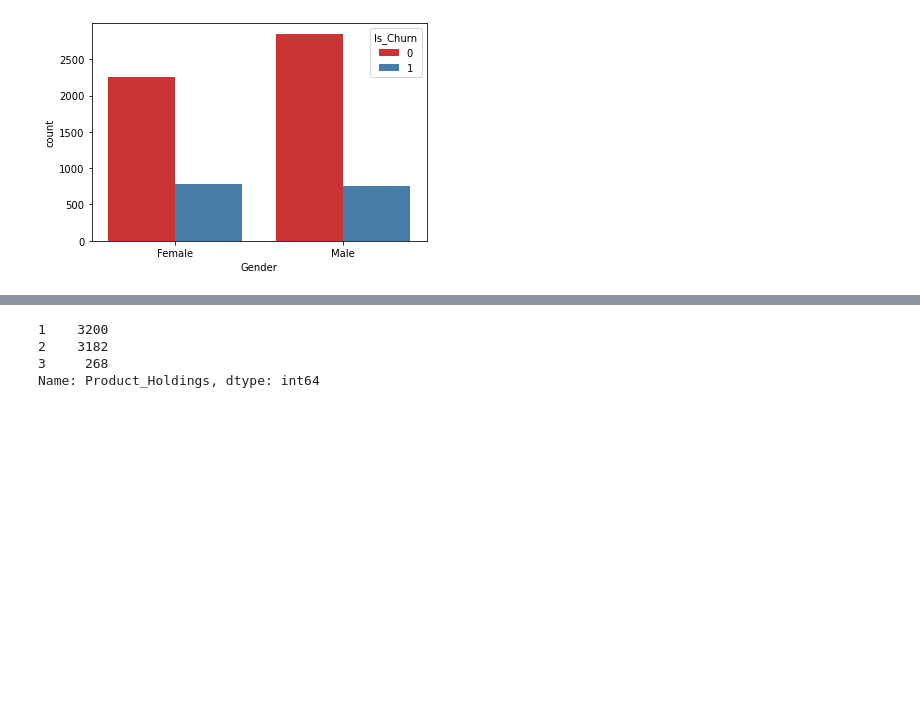
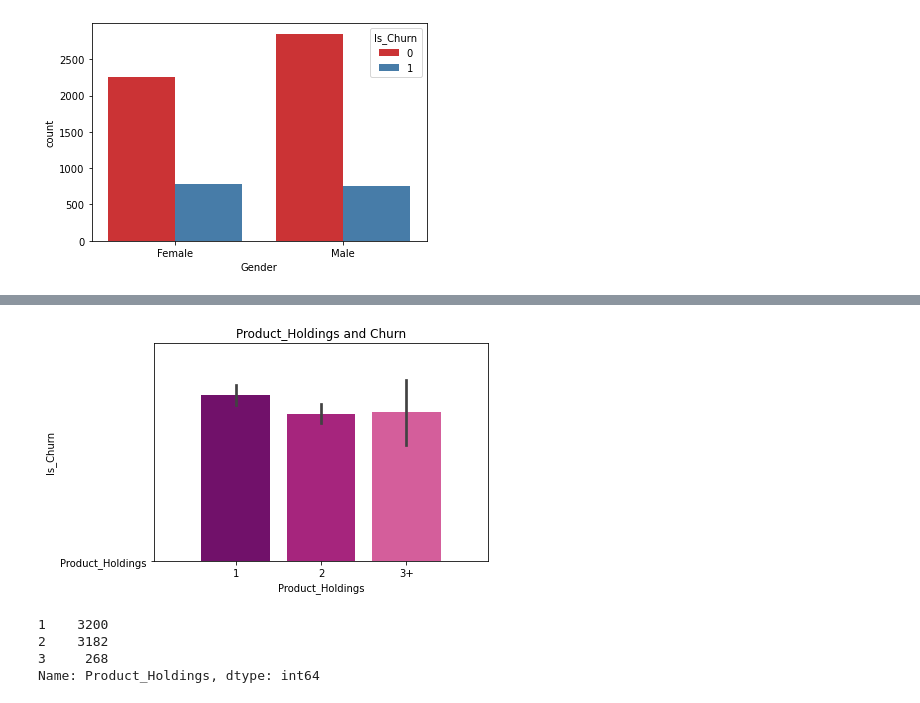
Before and after one commit to Larissavvy/Analytics-Vidhya-Approach, a Jupyter notebook: Final.ipynb, the cells around one changed output, grey strips where cells are left out. Cells and saved outputs as stored; diff of their text form; code cells hidden in the pictures; blank space fills up the shorter version.

```diff
--- a/Final.ipynb
+++ b/Final.ipynb
@@ -134,3 +144,14 @@ Text(0.5, 1.0, 'Income Vs Churn')
+# %%
+sns.set_palette(palette='RdPu_r')
+sns.barplot('Product_Holdings','Is_Churn', data=df)
+y = [0,1]
+labels = ['Product_Holdings', 'Is_Churn']
+plt.yticks(y, labels)
+plt.margins(0.2)
+plt.title('Product_Holdings and Churn')
+plt.show()
+# %% [output]
+[figure, added]
 # %%
 df_2["Product_Holdings"].replace({"+3": 3,"3+":3}, inplace=True)
 df_2["Product_Holdings"].value_counts()
```
Also changed, not shown: parts of 35 cells of this notebook.
